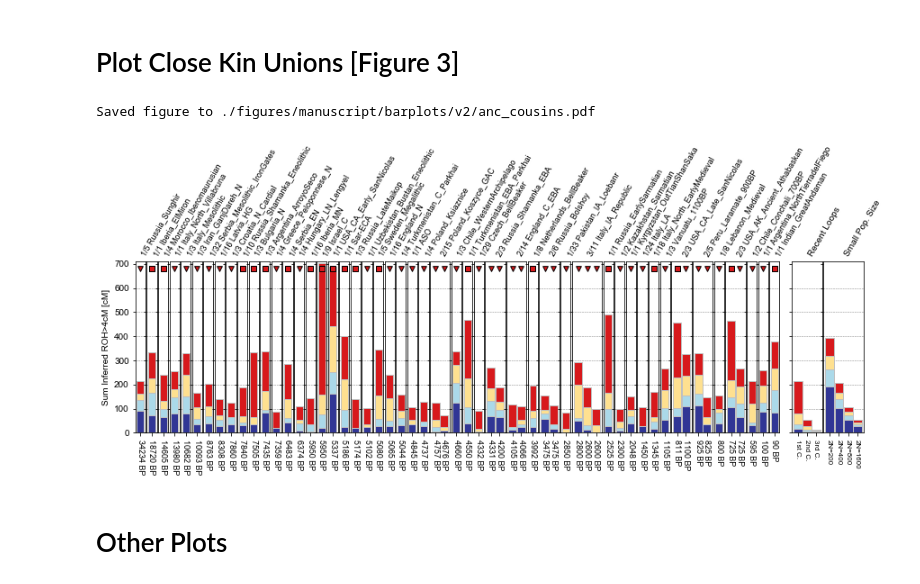
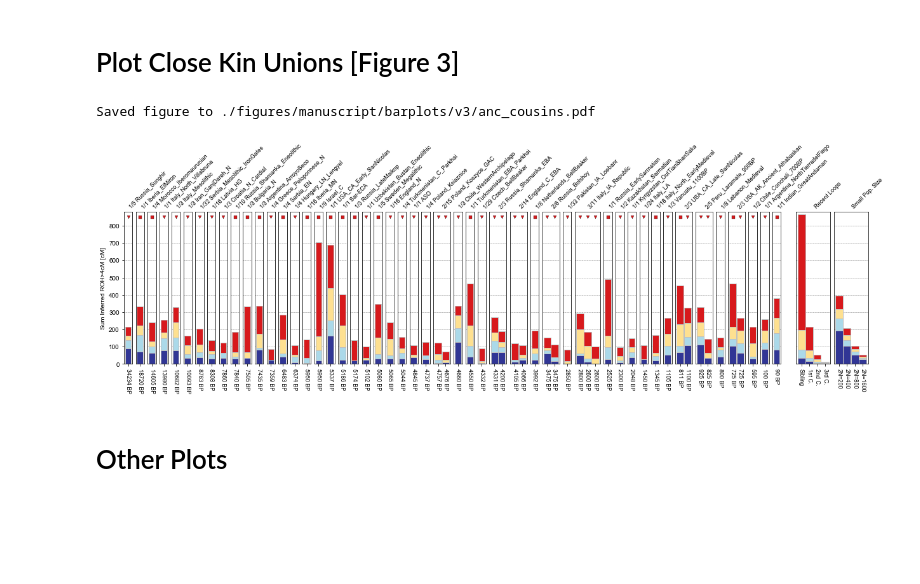
Before and after one commit to hringbauer/hapROH, a Jupyter notebook: Notebooks/Figures/plot_bar_ROH.ipynb, the cells around one changed output. Cells and saved outputs as stored; diff of their text form; code cells hidden in the pictures; blank space fills up the shorter version.

```diff
--- a/Notebooks/Figures/plot_bar_ROH.ipynb
+++ b/Notebooks/Figures/plot_bar_ROH.ipynb
@@ -579,14 +659,14 @@ df1 = pd.read_csv("./Empirical/roh_all_inds_final_v42.csv", sep='\t')
 # %%
-clsts = ["Israel_C", "Jordan_EBA", "Canaanite|Israel_MLBA", "Lebanon_Roman", "Lebanon_Medieval", "BedouinB", "Druze", "Syrian", "Lebanese", "Jordanian"]
-labels = ["Israel C", "Jordan EBA", "Canaanites", "Leb. Roman", "Leb. Medieval", "BedouinB", "Druze", "Syrian", "Lebanese", "Jordanian"]
+clsts = ["Israel_C", "Jordan_EBA", "Canaanite|Israel_MLBA", "Lebanon_Roman", "Lebanon_Medieval", "Druze", "Palestinian", "Syrian", "Lebanese", "Jordanian"]
+labels = ["Israel C", "Jordan EBA", "Canaanites BA", "Leb. Roman", "Leb. Medieval", "Druze", "Palestinian", "Syrian", "Lebanese", "Jordanian"]
 df_plots, lgths = prep_dfs_plot_exact(df1, pops=clsts, mod_only=False, exact=False)
 x_labels = prep_xlabels(df_plots)
 
-plot_panel_row(df_plots, figsize=(np.sum(lgths)/10, 3.5),
+plot_panel_row(df_plots, figsize=(np.sum(lgths)/10, 2),
                ylim=[0,400], fs_x=6, wspace=0.1,
-               titles=labels, ha_title="left", r_title=15,
+               titles=labels, ha_title="left", r_title=45,
                title_col="pop", hlines=[100,200,300,400],
-               x_labels=x_labels, leg_pos=0, degrees=[], Ns=[],
-               cutoffs=[50,100], ss=[20, 25], lw=0.8, sym_ofst=-8,
-               savepath="./figures/manuscript/barplots/v2/levant.pdf")   # ./figures/manuscript/barplots/levant.png
+               x_labels=False, leg_pos=0, degrees=[], Ns=[],
+               cutoffs=[50,100], ss=[20, 20], lw=0.4, sym_ofst=-15,
+               savepath="./figures/manuscript/barplots/v3/levant.pdf")   # ./figures/manuscript/barplots/levant.png
 # %% [output]
@@ -681,16 +761,18 @@ for df in plot_dfs:
     lbls = [str(int(x)) + " BP" for x in df["age"].values]
     xlabels.append(lbls)
 # %%
-plot_panel_row(plot_dfs, figsize=(np.sum(lgths)/4, 3.5),
-               ylim=[0,710], fs_x=9, fs_t=9, wspace=0.1,
-               ha_title="left", r_title=60,
-               titles=titles, hlines=[100,200,300,400,500,600],
-               x_labels=xlabels, leg_pos=0, degrees=[1,2,3], Ns=[200, 400, 800, 1600],
-               cutoffs=[50,100], ss=[32, 35], sym_ofst=-30,
-               savepath="./figures/manuscript/barplots/v2/anc_cousins.pdf")
+plot_panel_row(plot_dfs, figsize=(21, 8.8/4  * 2),  # np.sum(lgths)/4
+               ylim=[0,880], fs_x=9, fs_t=9, wspace=0.3,
+               ha_title="left", r_title=45,
+               titles=titles, hlines=[100,200,300,400,500,600,700,800],
+               x_labels=xlabels, leg_pos=0, degrees=[0,1,2,3],
+               ticks_c=["Sibling", '1st C.', '2nd C.', '3rd C.'],
+               Ns=[200, 400, 800, 1600],
+               cutoffs=[50,100], ss=[25, 25], lw=0.3, sym_ofst=-30,
+               savepath="./figures/manuscript/barplots/v3/anc_cousins.pdf")
 # %% [output]
-Saved figure to ./figures/manuscript/barplots/v2/anc_cousins.pdf
+Saved figure to ./figures/manuscript/barplots/v3/anc_cousins.pdf
-[figure, old version]
+[figure, new version]
 # %% [markdown]
 # Other Plots
 # %% [markdown]
```
Also changed, not shown: parts of 20 cells of this notebook, 3 other files.
